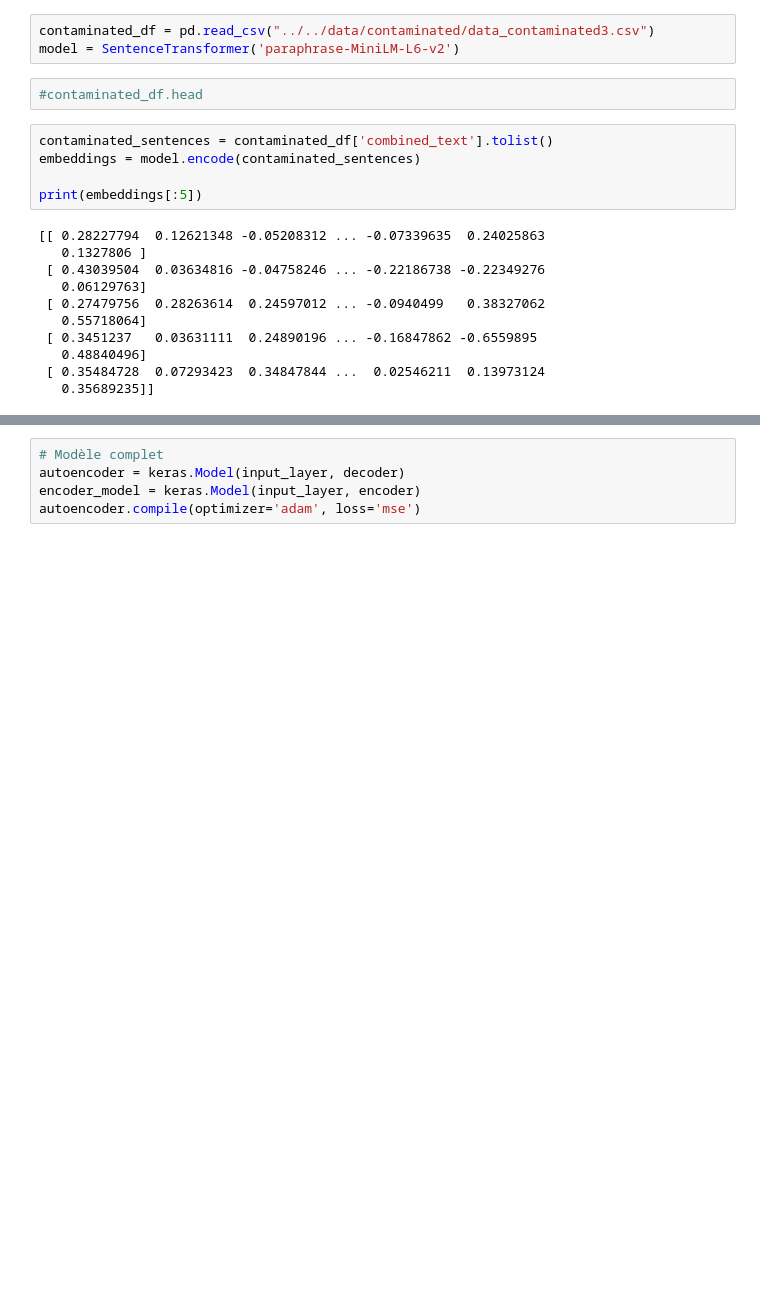
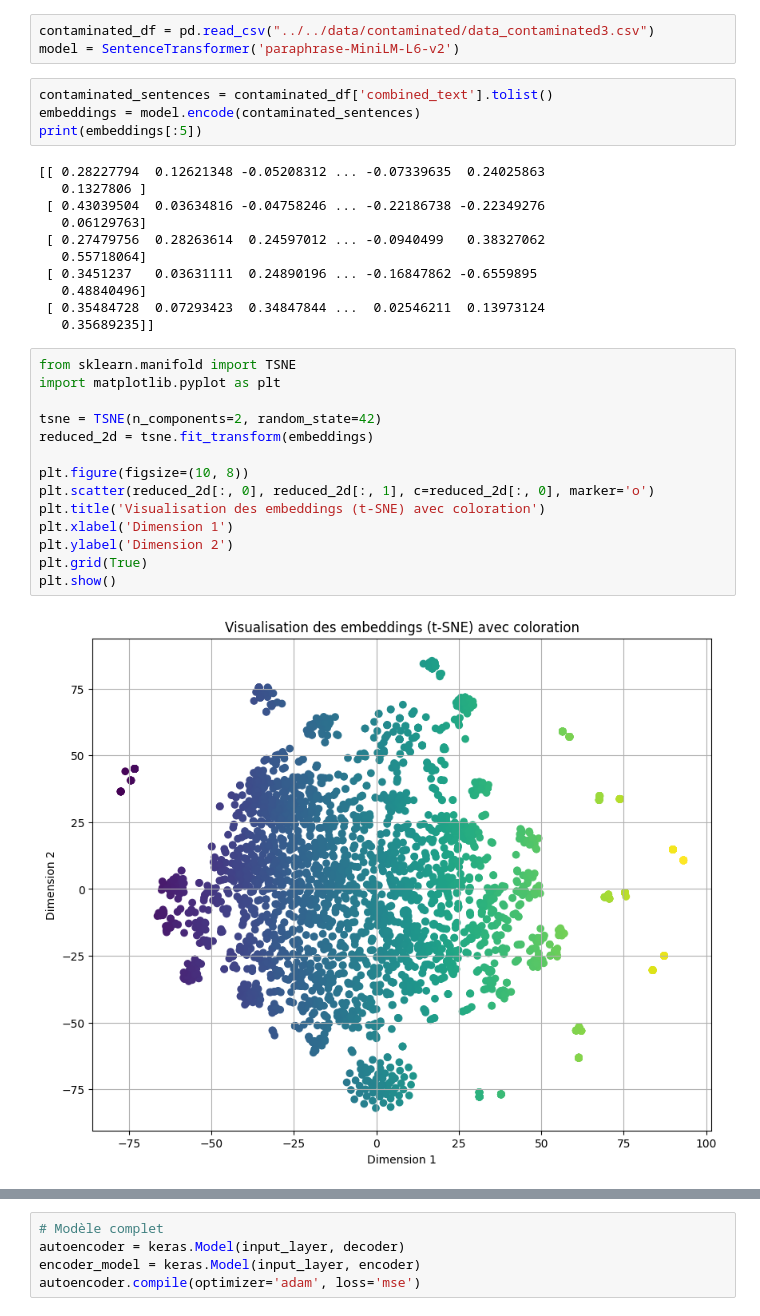
Before and after one commit to sow19/Detection-d-anomalies, a Jupyter notebook: code_source/contamination_anomalies/apprentissage_contamination3.ipynb, the cells around one changed output, grey strips where cells are left out. Drawn from its saved outputs; the diff is of its cells as text; blank space fills up the shorter version.

```diff
--- a/code_source/contamination_anomalies/apprentissage_contamination3.ipynb
+++ b/code_source/contamination_anomalies/apprentissage_contamination3.ipynb
@@ -12,12 +12,9 @@ from sklearn.neighbors import LocalOutlierFactor
 # %%
 contaminated_df = pd.read_csv("../../data/contaminated/data_contaminated3.csv")
 model = SentenceTransformer('paraphrase-MiniLM-L6-v2')
-# %%
-#contaminated_df.head
 # %%
 contaminated_sentences = contaminated_df['combined_text'].tolist()
 embeddings = model.encode(contaminated_sentences)
-
 print(embeddings[:5])
 # %% [output]
 [[ 0.28227794  0.12621348 -0.05208312 ... -0.07339635  0.24025863
@@ -30,5 +27,21 @@ print(embeddings[:5])
    0.48840496]
  [ 0.35484728  0.07293423  0.34847844 ...  0.02546211  0.13973124
    0.35689235]]
+# %%
+from sklearn.manifold import TSNE
+import matplotlib.pyplot as plt
+
+tsne = TSNE(n_components=2, random_state=42)
+reduced_2d = tsne.fit_transform(embeddings)
+
+plt.figure(figsize=(10, 8))
+plt.scatter(reduced_2d[:, 0], reduced_2d[:, 1], c=reduced_2d[:, 0], marker='o')
+plt.title('Visualisation des embeddings (t-SNE) avec coloration')
+plt.xlabel('Dimension 1')
+plt.ylabel('Dimension 2')
+plt.grid(True)
+plt.show()
+# %% [output]
+[figure, added]
 # %%
 # Normalisation des données
```
Also changed, not shown: parts of 22 cells of this notebook, 2 other files.
